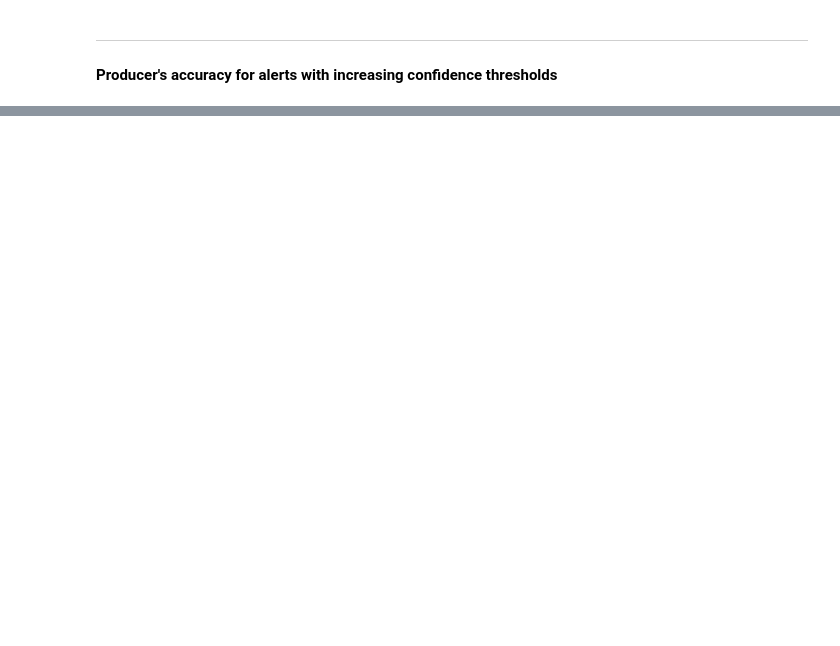
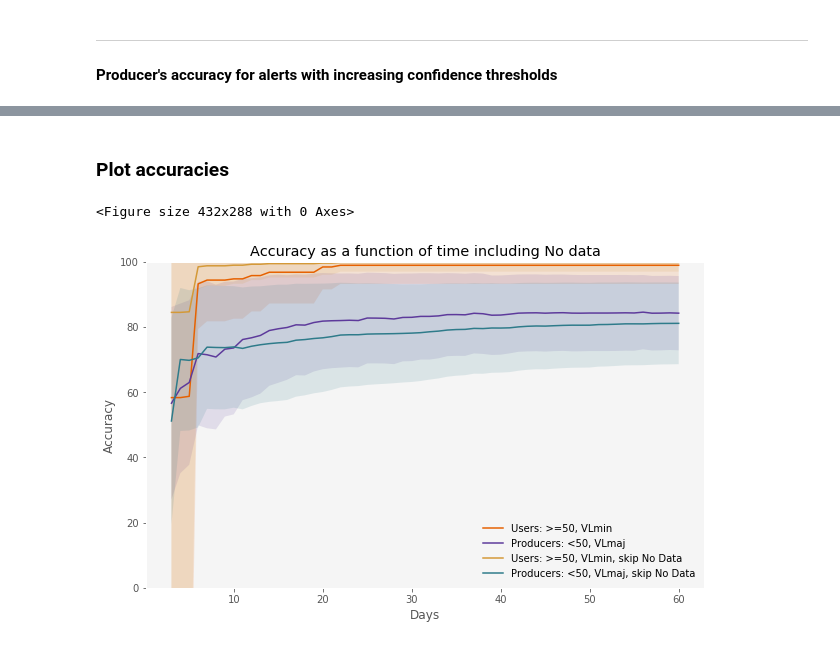
Before and after one commit to OPERA-Cal-Val/DIST-Validation, a Jupyter notebook: Accuracy_V1.ipynb, the cells around one changed output, grey strips where cells are left out. Drawn from its saved outputs; the diff is of its cells as text; code cells hidden in the pictures; blank space fills up the shorter version.

Commit message:
added ANN accuracy

```diff
--- a/Accuracy_V1.ipynb
+++ b/Accuracy_V1.ipynb
@@ -58,10 +58,12 @@ for l in lines:
   (s,count,area,K,zcount) = l.strip().split('\t')
   strataAreas[s] = float(area)
   strataCounts[s] = int(zcount)
+Nstrata = len(strataCounts)
 # %% [markdown]
 ### Functions to read in map and reference data and calculate accuracy
 # %%
 def getDISTALERTStatus_vI(skipNodata=False):
+    #print(skipNodata)
     mapalert = {}
     for ID in ids:
         mapalert[ID] = [255 for i in range(0,366)]
@@ -73,7 +75,7 @@ def getDISTALERTStatus_vI(skipNodata=False):
                 (granuleID,SensingTime,ProductionTime,VEGDISTSTATUS,VEGANOM,VEGIND,VEGHIST,VEGANOMMAX,VEGDISTCONF,VEGDISTDATE,VEGDISTCOUNT,VEGDISTDUR,VEGLASTDATE,GENDISTSTATUS,GENANOM,GENANOMMAX,GENDISTCONF,GENDISTDATE,GENDISTCOUNT,GENDISTDUR,GENLASTDATE)= line.strip().split(',')
                 day = dayDiff("20211001",SensingTime)
 
-                if VEGIND!=255:#not (skipNodata and VEGIND==255):
+                if not (skipNodata and int(VEGIND)==255):
                     if int(VEGDISTSTATUS) in [1,2,3,7] and int(VEGANOMMAX) < 10:
                         mapalert[ID][day] = 0
                     else:
@@ -531,0 +1061,6 @@ Producers: 67.05107024643652  +- 14.99391254634577
+# %%
+def printDictionary(dict,name):
+    with open(name,'w') as OUT:
+        for i in dict.keys():
+            days = dict[i]
+            OUT.write(i+","+','.join(str(x) for x in days)+"\n")
@@ -531,0 +1416,67 @@ Producers: 67.05107024643652  +- 14.99391254634577
+# %% [markdown]
+### Plot accuracies
+# %%
+from matplotlib import pyplot as plt
+import matplotlib
+from matplotlib import style
+import numpy as np
+from numpy import genfromtxt
+import math
+style.use('ggplot')
+# %%
+yuall = np.array([row[0] for row in users[0:58]])
+yuerr = np.array([row[1] for row in users[0:58]])
+ypall = np.array([row[0] for row in producers[0:58]])
+yperr = np.array([row[1] for row in producers[0:58]])
+
+x = range(3,61)
+#pal = ["#1d3251","#003251","#1c5c68","#81b6bd","#61b6bd","#accbc7","#005c68","#8ccbc7"]#["#173f5f","#3caea3","#20639b","#88deb0"]#"#20639b","#9cfec3"]
+plt.clf()
+fig=0
+#fig = matplotlib.pyplot.figure(figsize=(8.0, 5.0)) # in inches!
+labs = ['Users: >=50, VLmin','Producers: <50, VLmin']
+
+#plt.stackplot(x,y,colors=sns.color_palette('ocean',10)[2:10])
+#plt.stackplot(x,y,colors=sns.color_palette('YlGnBu_r',10)[0:8])
+#plt.stackplot(x,y,colors=myLSpal3,labels=labs)
+#leg = plt.legend(reversed(plt.legend().legendHandles),reversed(labs),bbox_to_anchor=(1.04,1),loc='upper left',framealpha=0)
+#pal = ["#D49937","#2E7B8A"]
+pal = ["#E66100","#5D3A9B"]
+plt.figure(figsize=(10,6))
+plt.fill_between(x, yuall-yuerr, yuall+yuerr,facecolor=pal[0]+'22',linewidth=0.1)#47146722
+plt.plot(x,yuall,color=pal[0],label='Users: >=50, VLmin')
+plt.fill_between(x, ypall-yperr, ypall+yperr,facecolor=pal[1]+'22',linewidth=0.1)
+plt.plot(x,ypall,color=pal[1],label='Producers: <50, VLmaj')
+
+pal = ["#D49937","#2E7B8A"]
+yuall = np.array([row[0] for row in usersND[0:58]])
+yuerr = np.array([row[1] for row in usersND[0:58]])
+ypall = np.array([row[0] for row in producersND[0:58]])
+yperr = np.array([row[1] for row in producersND[0:58]])
+plt.fill_between(x, yuall-yuerr, yuall+yuerr,facecolor=pal[0]+'22',linewidth=0.1)#47146722
+plt.plot(x,yuall,color=pal[0],label='Users: >=50, VLmin, skip No Data')
+plt.fill_between(x, ypall-yperr, ypall+yperr,facecolor=pal[1]+'22',linewidth=0.1)
+plt.plot(x,ypall,color=pal[1],label='Producers: <50, VLmaj, skip No Data')
+#plt.plot(x,200*(yuall/100)*(ypall/100)/((yuall/100)+(ypall/100)),color="black",label='F1')
+leg2 = plt.legend(reversed(labs),bbox_to_anchor=(1.04,1),loc='upper left',framealpha=0)
+plt.setp(leg2.get_texts(), color='#444444')
+#plt.gca().get_yaxis().set_major_formatter(matplotlib.ticker.FuncFormatter(lambda x, p: format(x, ',')))
+#plt.errorbar(x,yall,yerr,linestyle='')
+#plt.rcParams['hatch.linewidth'] = 0.3
+#errorparams = {hatch='///',facecolor='#44444400',edgecolor='#44444455'}
+#plt.fill_between(x, yall-yerr, yall+yerr, hatch='...',facecolor='#44444400',edgecolor='#44444455',linewidth=0.1)
+#paldark = ["#0d2241","#0c4c58","#71a6ad","#9cbbb7"]
+plt.legend(loc='lower right',framealpha=0)
+#plt.margins(0)
+plt.ylim(0,100)
+plt.title('Accuracy as a function of time including No data')
+plt.ylabel('Accuracy')#²')
+plt.xlabel('Days')#²')
+plt.grid(False)
+plt.axes().set_facecolor("#f5f5f5")
+
+plt.show()
+#plt.savefig('figures/LSwaterarea30m_wliv5_upd_nogrid.pdf',bbox_inches='tight')
+# %% [output]
+<Figure size 432x288 with 0 Axes>
+[figure, added]
```
Also changed, not shown: parts of 32 cells of this notebook.
